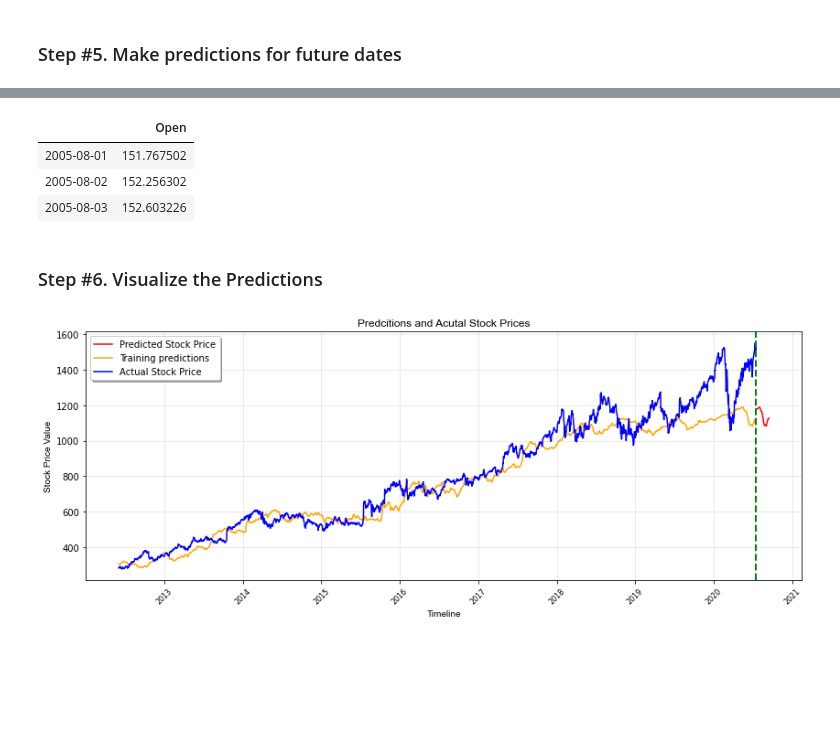
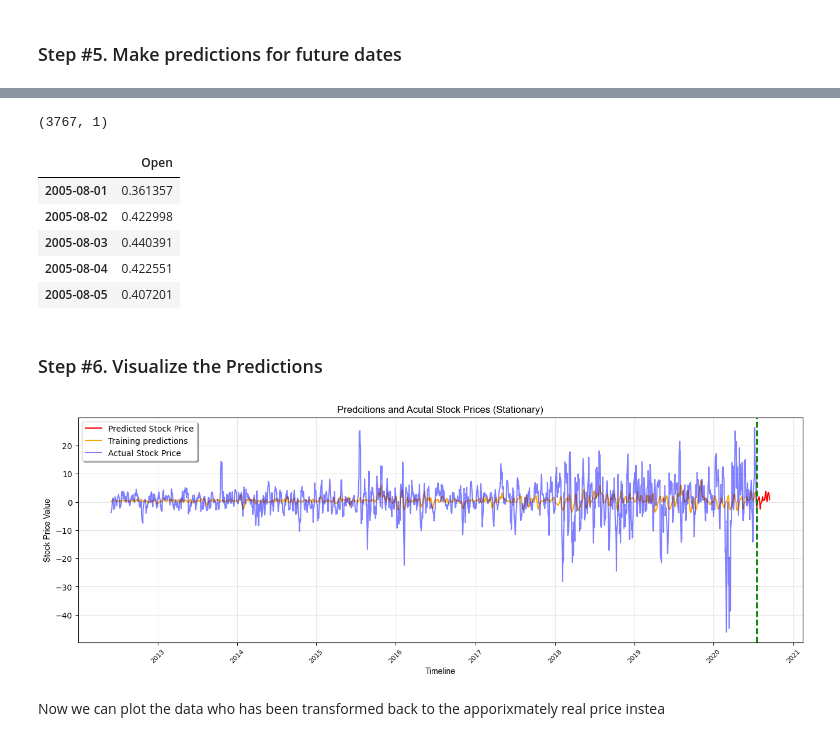
Before and after one commit to jinweis/Stock_Price_Prediction, a Jupyter notebook: LSTM_model_stocks.ipynb, the cells around one changed output, grey strips where cells are left out. Drawn from its saved outputs; the diff is of its cells as text; code cells hidden in the pictures; blank space fills up the shorter version.

Commit message:
LSTM model imperovment

```diff
--- a/LSTM_model_stocks.ipynb
+++ b/LSTM_model_stocks.ipynb
@@ -85,8 +149,8 @@ array([[  49.813286,   51.835709,   47.800831,   49.982655,   49.982655],
 from sklearn.preprocessing import StandardScaler
 
 sc = StandardScaler()
-training_set_scaled = sc.fit_transform(training_set)
+training_set_scaled = sc.fit_transform(training_set_stationary)
 
 sc_predict = StandardScaler()
-sc_predict.fit_transform(training_set[:, 0:1])
+sc_predict.fit_transform(training_set_stationary[:, 0:1])
 # %% [output]
@@ -102,11 +174,11 @@ array([[-1.27195197],
 X_train = []
 y_train = []
 
-n_future = 60   # Number of days we want top predict into the future
 n_past = 90     # Number of past days we want to use to predict the future
+n_future = 60   # Number of days we want to predict into the future
 
 for i in range(n_past, len(training_set_scaled) - n_future +1):
-    X_train.append(training_set_scaled[i - n_past:i, 0:dataset_train.shape[1] - 1])
+    X_train.append(training_set_scaled[i - n_past:i, 0:dataset_train_stationary.shape[1] - 1])
     y_train.append(training_set_scaled[i + n_future - 1:i + n_future, 0])
 
 X_train, y_train = np.array(X_train), np.array(y_train)
@@ -132,7 +206,7 @@ from keras.optimizers import Adam
 model = Sequential()
 
 # Adding 1st LSTM layer
-model.add(LSTM(units=64, return_sequences=True, input_shape=(n_past, dataset_train.shape[1]-1)))
+model.add(LSTM(units=64, return_sequences=True, input_shape=(n_past, dataset_train_stationary.shape[1]-1)))
 
 # Adding 2nd LSTM layer
 model.add(LSTM(units=10, return_sequences=False))
@@ -151,7 +225,7 @@ model.compile(optimizer = Adam(learning_rate=0.01), loss='mean_squared_error')
 %%time
 es = EarlyStopping(monitor='val_loss', min_delta=1e-10, patience=10, verbose=1)
 rlr = ReduceLROnPlateau(monitor='val_loss', factor=0.5, patience=10, verbose=1)
-mcp = ModelCheckpoint(filepath='weights.h5', monitor='val_loss', verbose=1, save_best_only=True, save_weights_only=True)
+mcp = ModelCheckpoint(filepath='weights.weights.h5', monitor='val_loss', verbose=1, save_best_only=True, save_weights_only=True)
 
 tb = TensorBoard('logs')
 
@@ -215,3 +290,7 @@ predictions_train = model.predict(X_train[n_past:])
+# %%
+predictions_train.shape
+# %% [output]
+(3767, 1)
 # %%
 # Inverse the predictions to original measurements
 
@@ -232,35 +311,37 @@ PREDICTION_TRAIN = pd.DataFrame(y_pred_train, columns=['Open']).set_index(pd.Ser
 # Convert <datetime.date> to <Timestamp> for PREDCITION_TRAIN
 PREDICTION_TRAIN.index = PREDICTION_TRAIN.index.to_series().apply(datetime_to_timestamp)
 
-PREDICTION_TRAIN.head(3)
+PREDICTION_TRAIN.head(5)
 # %% [output]
 |  | Open |
-| 2005-08-01 | 151.767502 |
-| 2005-08-02 | 152.256302 |
-| 2005-08-03 | 152.603226 |
+| 2005-08-01 | 0.361357 |
+| 2005-08-02 | 0.422998 |
+| 2005-08-03 | 0.440391 |
+| 2005-08-04 | 0.422551 |
+| 2005-08-05 | 0.407201 |
 # %% [markdown]
 <h3>Step #6. Visualize the Predictions</h3>
 # %%
 # Set plot size
 from pylab import rcParams
-rcParams['figure.figsize'] = 14, 5
+rcParams['figure.figsize'] = 16, 5
 
 # Plot parameters
 START_DATE_FOR_PLOTTING = '2012-06-01'
 
 plt.plot(PREDICTIONS_FUTURE.index, PREDICTIONS_FUTURE['Open'], color='r', label='Predicted Stock Price')
 plt.plot(PREDICTION_TRAIN.loc[START_DATE_FOR_PLOTTING:].index, PREDICTION_TRAIN.loc[START_DATE_FOR_PLOTTING:]['Open'], color='orange', label='Training predictions')
-plt.plot(dataset_train.loc[START_DATE_FOR_PLOTTING:].index, dataset_train.loc[START_DATE_FOR_PLOTTING:]['Open'], color='b', label='Actual Stock Price')
+plt.plot(dataset_train_stationary.loc[START_DATE_FOR_PLOTTING:].index, dataset_train_stationary.loc[START_DATE_FOR_PLOTTING:]['Open'], alpha=0.5 ,color='b', label='Actual Stock Price')
 
 plt.axvline(x = min(PREDICTIONS_FUTURE.index), color='green', linewidth=2, linestyle='--')
 
 plt.grid(which='major', color='#cccccc', alpha=0.5)
 
 plt.legend(shadow=True)
-plt.title('Predcitions and Acutal Stock Prices', family='Arial', fontsize=12)
+plt.title('Predcitions and Acutal Stock Prices (Stationary)', family='Arial', fontsize=12)
 plt.xlabel('Timeline', family='Arial', fontsize=10)
 plt.ylabel('Stock Price Value', family='Arial', fontsize=10)
 plt.xticks(rotation=45, fontsize=8)
 plt.show()
 # %% [output]
-[figure, old version]
+[figure, new version]
@@ -271,0 +348,2 @@ dataset_train.index = pd.to_datetime(dataset_train.index)
+# %% [markdown]
+Now we can plot the data who has been transformed back to the apporixmately real price instea
```
Also changed, not shown: parts of 28 cells of this notebook, 23 other files.
